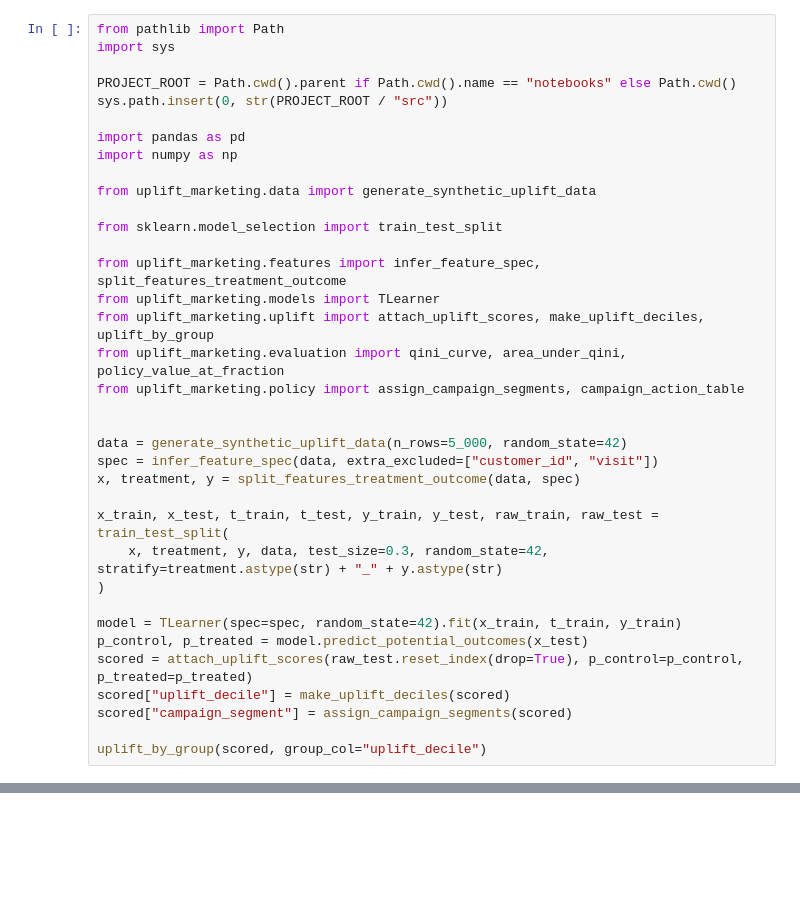
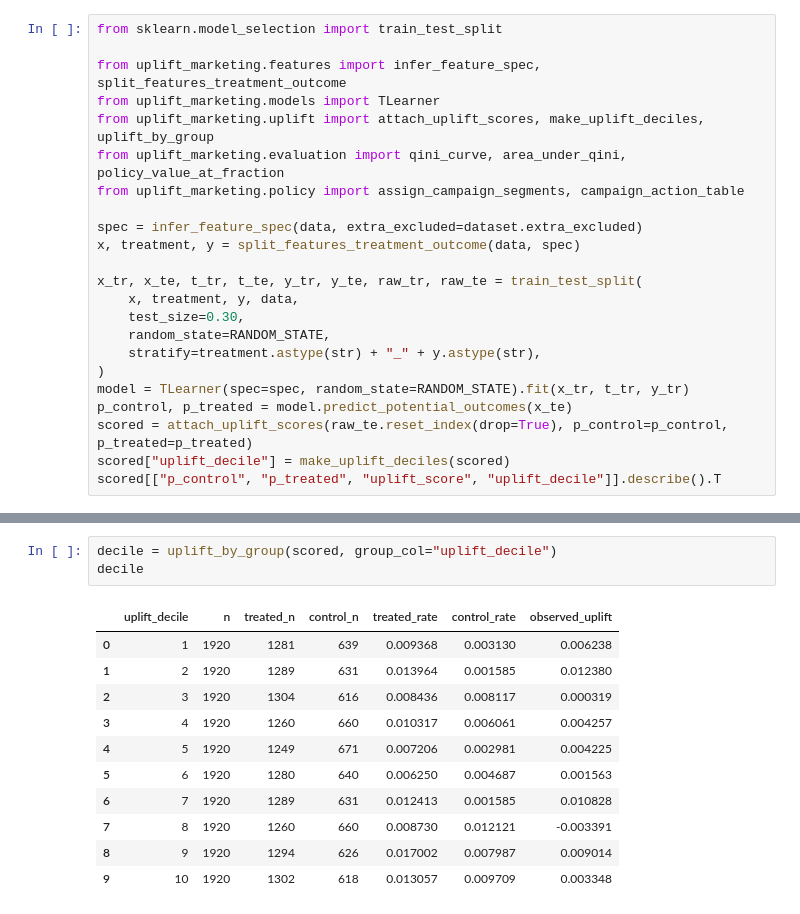
Before and after one commit to DiogoRibeiro7/causal-uplift-marketing-campaign, a Jupyter notebook: notebooks/05_qini_gain_and_policy_evaluation.ipynb, the cells around one changed output, grey strips where cells are left out. Saved outputs shown, nothing was run; the diff lists cells and outputs as text; blank space fills up the shorter version.

```diff
--- a/notebooks/05_qini_gain_and_policy_evaluation.ipynb
+++ b/notebooks/05_qini_gain_and_policy_evaluation.ipynb
@@ -7,15 +39,4 @@ The objective is to evaluate whether the uplift model ranks customers in a usefu
 # %%
-from pathlib import Path
-import sys
-
-PROJECT_ROOT = Path.cwd().parent if Path.cwd().name == "notebooks" else Path.cwd()
-sys.path.insert(0, str(PROJECT_ROOT / "src"))
-
-import pandas as pd
-import numpy as np
-
-from uplift_marketing.data import generate_synthetic_uplift_data
-
 from sklearn.model_selection import train_test_split
 
 from uplift_marketing.features import infer_feature_spec, split_features_treatment_outcome
@@ -24,19 +45,17 @@ from uplift_marketing.uplift import attach_uplift_scores, make_uplift_deciles, u
 from uplift_marketing.evaluation import qini_curve, area_under_qini, policy_value_at_fraction
 from uplift_marketing.policy import assign_campaign_segments, campaign_action_table
 
-
-data = generate_synthetic_uplift_data(n_rows=5_000, random_state=42)
-spec = infer_feature_spec(data, extra_excluded=["customer_id", "visit"])
+spec = infer_feature_spec(data, extra_excluded=dataset.extra_excluded)
 x, treatment, y = split_features_treatment_outcome(data, spec)
 
-x_train, x_test, t_train, t_test, y_train, y_test, raw_train, raw_test = train_test_split(
-    x, treatment, y, data, test_size=0.3, random_state=42, stratify=treatment.astype(str) + "_" + y.astype(str)
+x_tr, x_te, t_tr, t_te, y_tr, y_te, raw_tr, raw_te = train_test_split(
+    x, treatment, y, data,
+    test_size=0.30,
+    random_state=RANDOM_STATE,
+    stratify=treatment.astype(str) + "_" + y.astype(str),
 )
-
-model = TLearner(spec=spec, random_state=42).fit(x_train, t_train, y_train)
-p_control, p_treated = model.predict_potential_outcomes(x_test)
-scored = attach_uplift_scores(raw_test.reset_index(drop=True), p_control=p_control, p_treated=p_treated)
+model = TLearner(spec=spec, random_state=RANDOM_STATE).fit(x_tr, t_tr, y_tr)
+p_control, p_treated = model.predict_potential_outcomes(x_te)
+scored = attach_uplift_scores(raw_te.reset_index(drop=True), p_control=p_control, p_treated=p_treated)
 scored["uplift_decile"] = make_uplift_deciles(scored)
-scored["campaign_segment"] = assign_campaign_segments(scored)
-
-uplift_by_group(scored, group_col="uplift_decile")
+scored[["p_control", "p_treated", "uplift_score", "uplift_decile"]].describe().T
@@ -57,0 +111,15 @@ campaign_action_table(scored)
+# %%
+decile = uplift_by_group(scored, group_col="uplift_decile")
+decile
+# %% [output]
+|  | uplift_decile | n | treated_n | control_n | treated_rate | control_rate | observed_uplift |
+| 0 | 1 | 1920 | 1281 | 639 | 0.009368 | 0.003130 | 0.006238 |
+| 1 | 2 | 1920 | 1289 | 631 | 0.013964 | 0.001585 | 0.012380 |
+| 2 | 3 | 1920 | 1304 | 616 | 0.008436 | 0.008117 | 0.000319 |
+| 3 | 4 | 1920 | 1260 | 660 | 0.010317 | 0.006061 | 0.004257 |
+| 4 | 5 | 1920 | 1249 | 671 | 0.007206 | 0.002981 | 0.004225 |
+| 5 | 6 | 1920 | 1280 | 640 | 0.006250 | 0.004687 | 0.001563 |
+| 6 | 7 | 1920 | 1289 | 631 | 0.012413 | 0.001585 | 0.010828 |
+| 7 | 8 | 1920 | 1260 | 660 | 0.008730 | 0.012121 | -0.003391 |
+| 8 | 9 | 1920 | 1294 | 626 | 0.017002 | 0.007987 | 0.009014 |
+| 9 | 10 | 1920 | 1302 | 618 | 0.013057 | 0.009709 | 0.003348 |
```
Also changed, not shown: parts of 19 cells of this notebook, 18 other files.
